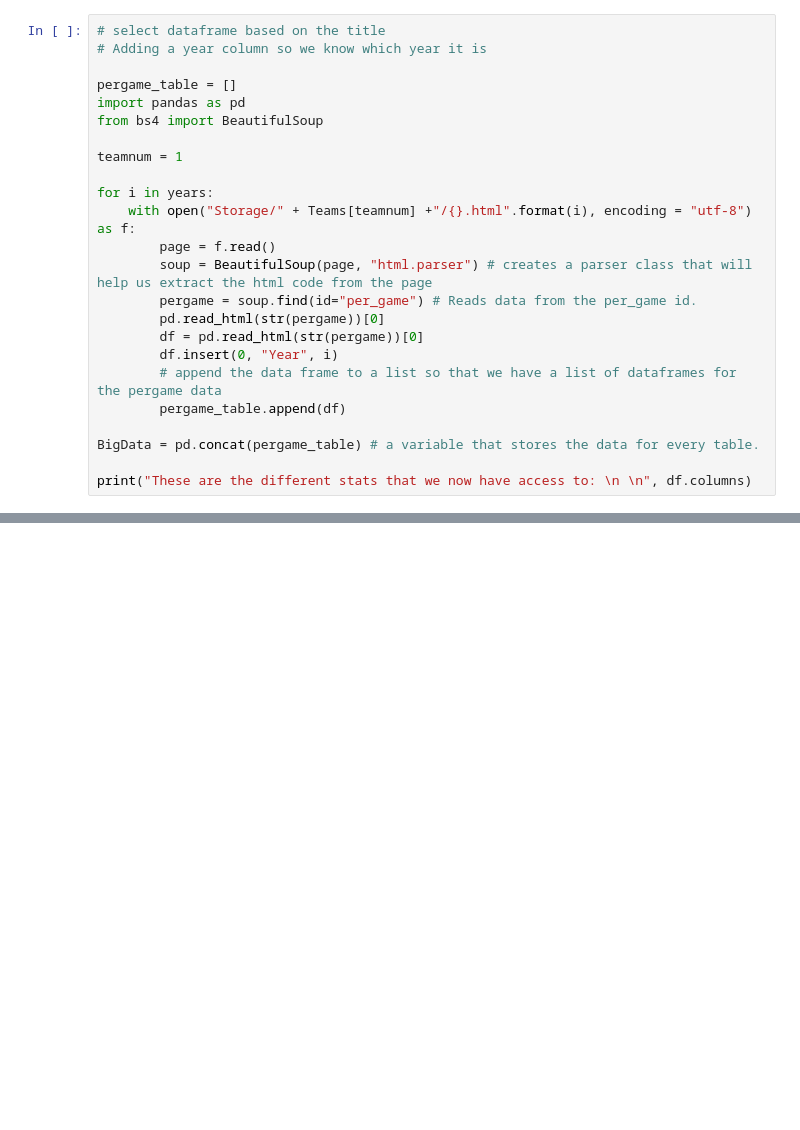
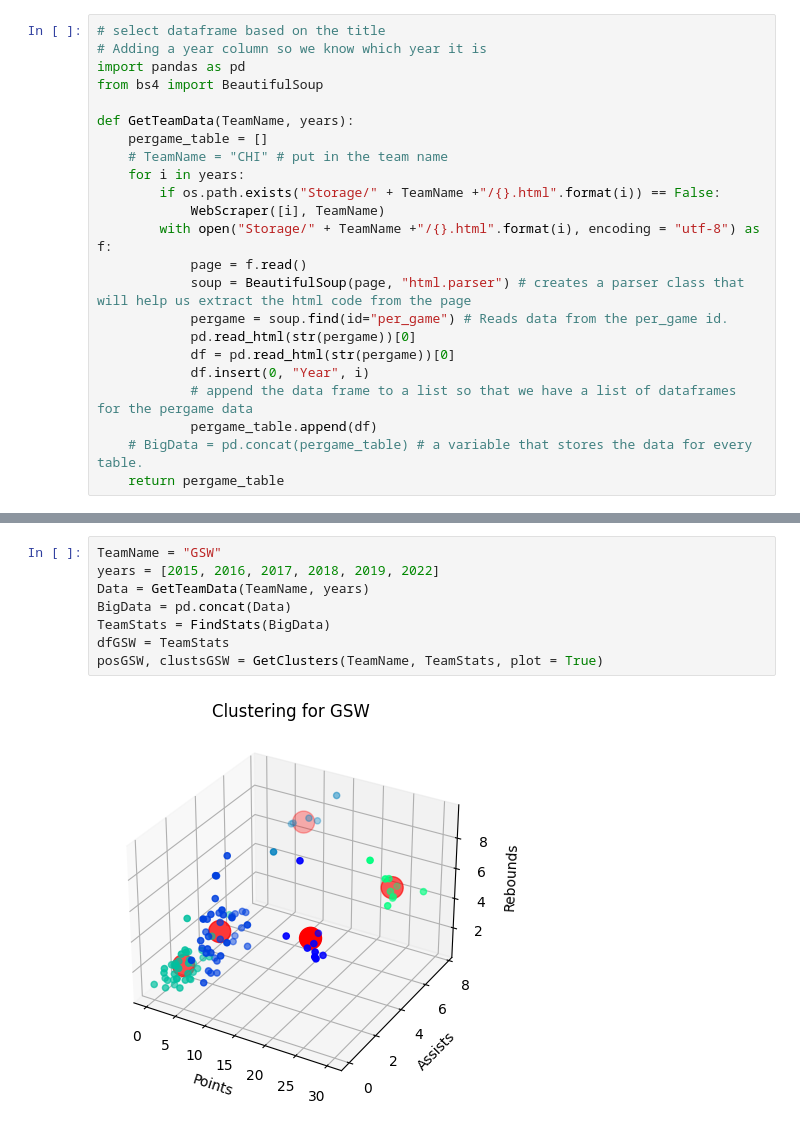
Before and after one commit to BiratalWagle/Basketball_Project, a Jupyter notebook: Main.ipynb, the cells around one changed output, grey strips where cells are left out. Drawn from its saved outputs; the diff is of its cells as text; blank space fills up the shorter version.

```diff
--- a/Main.ipynb
+++ b/Main.ipynb
@@ -51,24 +40,23 @@ New File Added
 # %%
 # select dataframe based on the title
 # Adding a year column so we know which year it is
-
-pergame_table = []
 import pandas as pd
 from bs4 import BeautifulSoup
 
-teamnum = 1
-
-for i in years:
-    with open("Storage/" + Teams[teamnum] +"/{}.html".format(i), encoding = "utf-8") as f:
-        page = f.read()
-        soup = BeautifulSoup(page, "html.parser") # creates a parser class that will help us extract the html code from the page
-        pergame = soup.find(id="per_game") # Reads data from the per_game id.
-        pd.read_html(str(pergame))[0]
-        df = pd.read_html(str(pergame))[0]
-        df.insert(0, "Year", i)
-        # append the data frame to a list so that we have a list of dataframes for the pergame data
-        pergame_table.append(df)
-
-BigData = pd.concat(pergame_table) # a variable that stores the data for every table.
-
-print("These are the different stats that we now have access to: \n \n", df.columns)
+def GetTeamData(TeamName, years):
+    pergame_table = []
+    # TeamName = "CHI" # put in the team name
+    for i in years:
+        if os.path.exists("Storage/" + TeamName +"/{}.html".format(i)) == False:
+            WebScraper([i], TeamName)
+        with open("Storage/" + TeamName +"/{}.html".format(i), encoding = "utf-8") as f:
+            page = f.read()
+            soup = BeautifulSoup(page, "html.parser") # creates a parser class that will help us extract the html code from the page
+            pergame = soup.find(id="per_game") # Reads data from the per_game id.
+            pd.read_html(str(pergame))[0]
+            df = pd.read_html(str(pergame))[0]
+            df.insert(0, "Year", i)
+            # append the data frame to a list so that we have a list of dataframes for the pergame data
+            pergame_table.append(df)
+    # BigData = pd.concat(pergame_table) # a variable that stores the data for every table.
+    return pergame_table
@@ -177,2 +156,12 @@ a
+# %%
+TeamName = "GSW"
+years = [2015, 2016, 2017, 2018, 2019, 2022]
+Data = GetTeamData(TeamName, years)
+BigData = pd.concat(Data)
+TeamStats = FindStats(BigData)
+dfGSW = TeamStats
+posGSW, clustsGSW = GetClusters(TeamName, TeamStats, plot = True)
+# %% [output]
+[figure, added]
 # %%
 # %% [output]
```
Also changed, not shown: parts of 31 cells of this notebook, 8 other files.
